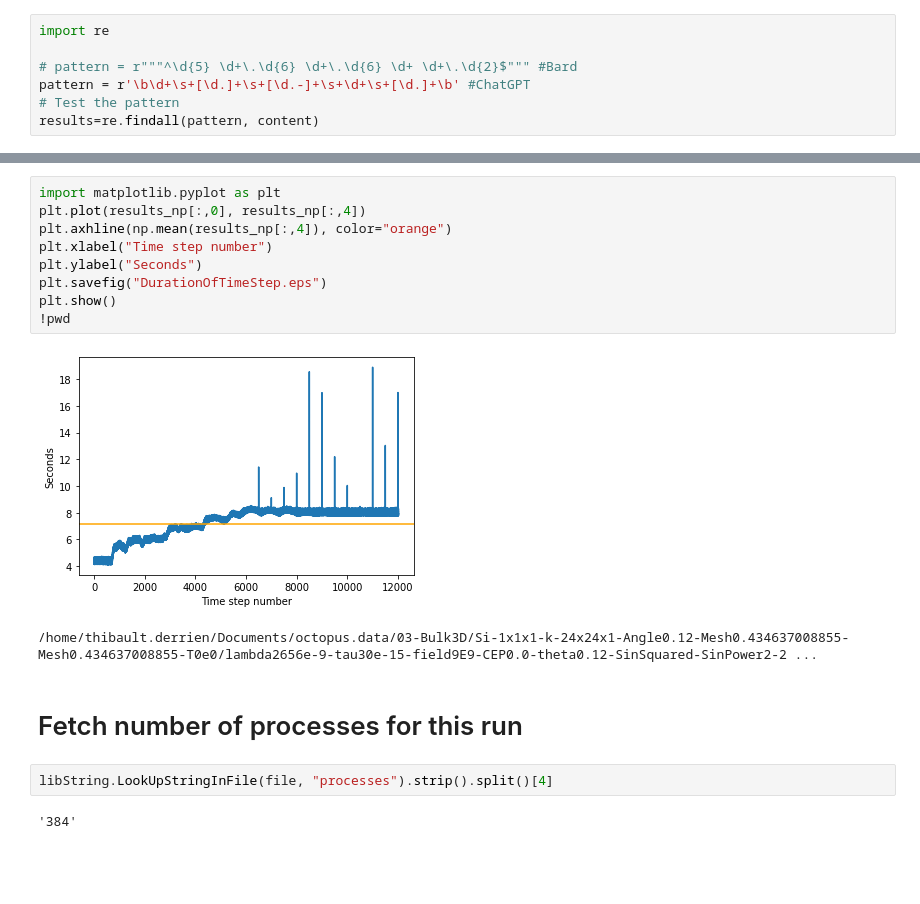
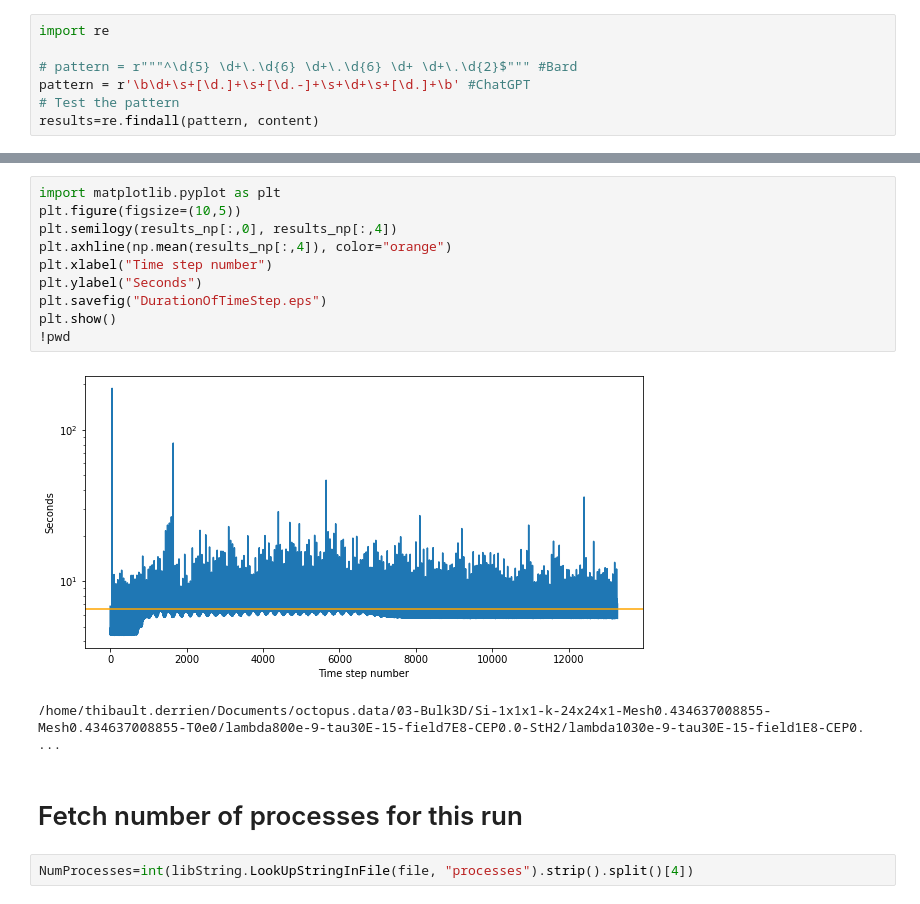
Before and after one commit to tjyderrien/octopus-quantumlap, a Jupyter notebook: Maths/Tibo-biatrisrv/HPC-CaptureOctopusEfficiency.ipynb, the cells around one changed output, grey strips where cells are left out. Cells and saved outputs as stored; diff of their text form; blank space fills up the shorter version.

Commit message:
HPC-CaptureOctopusEfficiency.ipynb: output for the efficiency calculation for IT4I conference.

```diff
--- a/Maths/Tibo-biatrisrv/HPC-CaptureOctopusEfficiency.ipynb
+++ b/Maths/Tibo-biatrisrv/HPC-CaptureOctopusEfficiency.ipynb
@@ -102,18 +102,17 @@ array([5.0000e+00, 6.0000e+00, 7.0000e+00, ..., 1.2022e+04, 1.2023e+04,
 # %%
 import matplotlib.pyplot as plt
-plt.plot(results_np[:,0], results_np[:,4])
+plt.figure(figsize=(10,5))
+plt.semilogy(results_np[:,0], results_np[:,4])
 plt.axhline(np.mean(results_np[:,4]), color="orange")
 plt.xlabel("Time step number")
 plt.ylabel("Seconds")
 plt.savefig("DurationOfTimeStep.eps")
 plt.show()
 !pwd
 # %% [output]
-[figure, old version]
+[figure, new version]
-/home/thibault.derrien/Documents/octopus.data/03-Bulk3D/Si-1x1x1-k-24x24x1-Angle0.12-Mesh0.434637008855-Mesh0.434637008855-T0e0/lambda2656e-9-tau30e-15-field9E9-CEP0.0-theta0.12-SinSquared-SinPower2-2 ...
+/home/thibault.derrien/Documents/octopus.data/03-Bulk3D/Si-1x1x1-k-24x24x1-Mesh0.434637008855-Mesh0.434637008855-T0e0/lambda800e-9-tau30E-15-field7E8-CEP0.0-StH2/lambda1030e-9-tau30E-15-field1E8-CEP0. ...
 # %% [markdown]
 # Fetch number of processes for this run
 # %%
-libString.LookUpStringInFile(file, "processes").strip().split()[4]
+NumProcesses=int(libString.LookUpStringInFile(file, "processes").strip().split()[4])
-# %% [output]
-'384'
```
Also changed, not shown: parts of 41 cells of this notebook.
